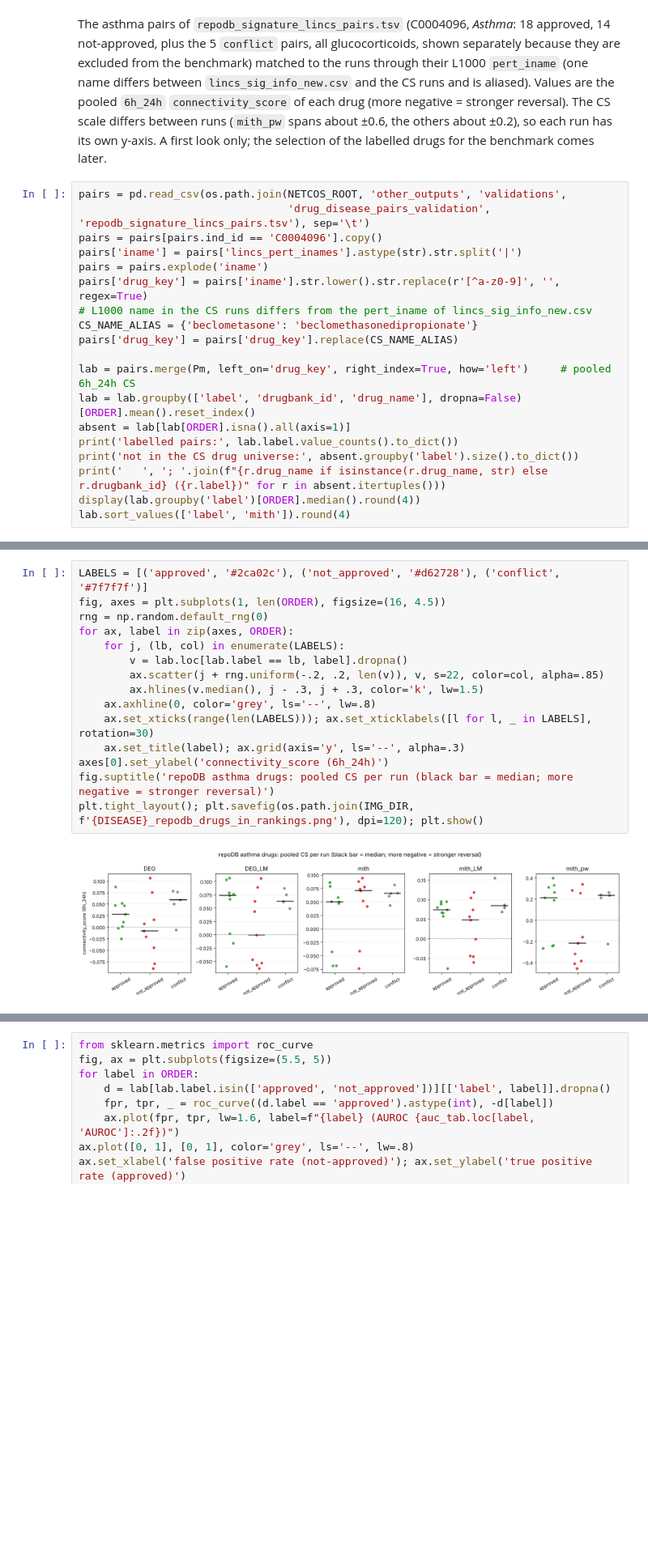
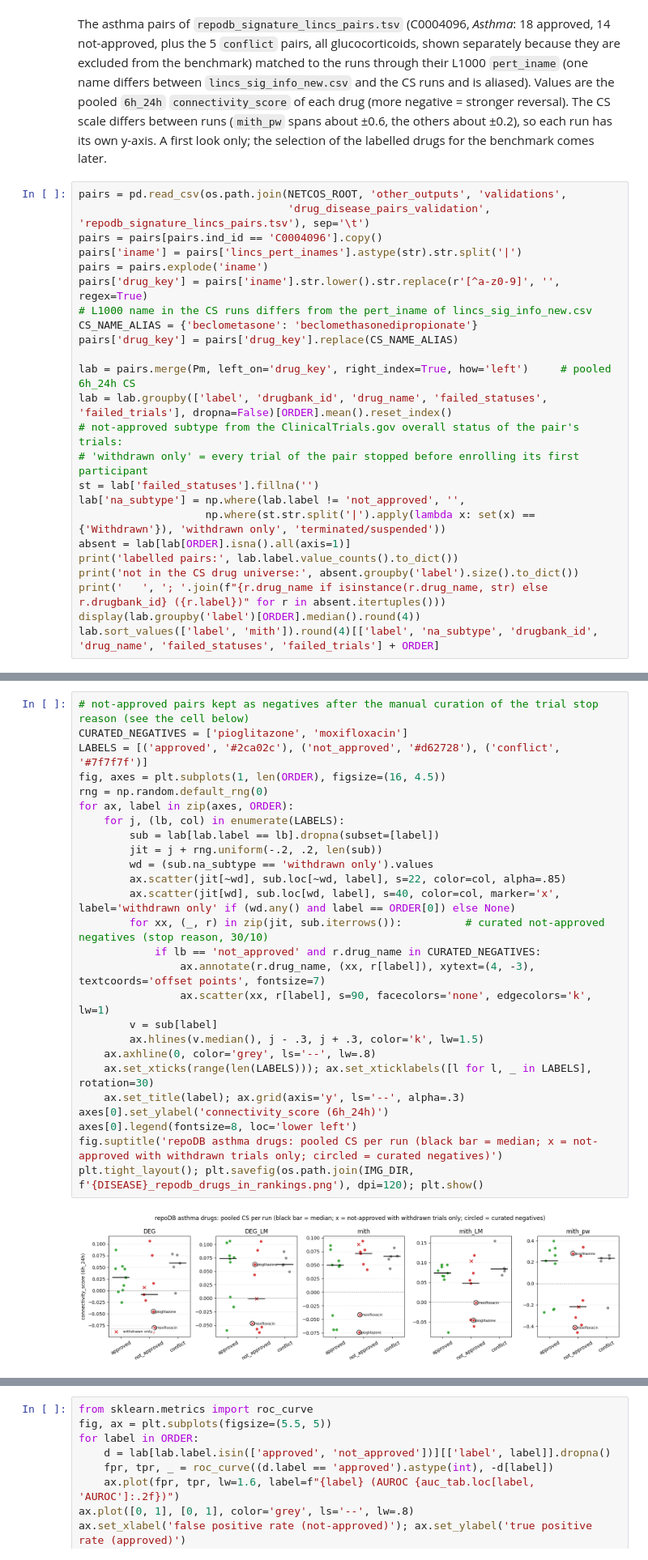
Before and after one commit to knowmics-lab/netcos, a Jupyter notebook: data_exploration/data_exploration_asthma_GSE152004_CS_and_rankings.ipynb, the cells around one changed output, grey strips where cells are left out. Shown at 81% size. Cells and saved outputs as stored; diff of their text form; blank space fills up the shorter version.

Commit message:
asthma notebook: curated not-approved negatives labelled in the repoDB scatter, section 6.0 on the stop-reason curation

```diff
--- a/data_exploration/data_exploration_asthma_GSE152004_CS_and_rankings.ipynb
+++ b/data_exploration/data_exploration_asthma_GSE152004_CS_and_rankings.ipynb
@@ -572,13 +572,18 @@ CS_NAME_ALIAS = {'beclometasone': 'beclomethasonedipropionate'}
 pairs['drug_key'] = pairs['drug_key'].replace(CS_NAME_ALIAS)
 
 lab = pairs.merge(Pm, left_on='drug_key', right_index=True, how='left')     # pooled 6h_24h CS
-lab = lab.groupby(['label', 'drugbank_id', 'drug_name'], dropna=False)[ORDER].mean().reset_index()
+lab = lab.groupby(['label', 'drugbank_id', 'drug_name', 'failed_statuses', 'failed_trials'], dropna=False)[ORDER].mean().reset_index()
+# not-approved subtype from the ClinicalTrials.gov overall status of the pair's trials:
+# 'withdrawn only' = every trial of the pair stopped before enrolling its first participant
+st = lab['failed_statuses'].fillna('')
+lab['na_subtype'] = np.where(lab.label != 'not_approved', '',
+                    np.where(st.str.split('|').apply(lambda x: set(x) == {'Withdrawn'}), 'withdrawn only', 'terminated/suspended'))
 absent = lab[lab[ORDER].isna().all(axis=1)]
 print('labelled pairs:', lab.label.value_counts().to_dict())
 print('not in the CS drug universe:', absent.groupby('label').size().to_dict())
 print('   ', '; '.join(f"{r.drug_name if isinstance(r.drug_name, str) else r.drugbank_id} ({r.label})" for r in absent.itertuples()))
 display(lab.groupby('label')[ORDER].median().round(4))
-lab.sort_values(['label', 'mith']).round(4)
+lab.sort_values(['label', 'mith']).round(4)[['label', 'na_subtype', 'drugbank_id', 'drug_name', 'failed_statuses', 'failed_trials'] + ORDER]
 # %% [output]
 labelled pairs: {'approved': 18, 'not_approved': 14, 'conflict': 5}
 not in the CS drug universe: {'approved': 9, 'not_approved': 5}
@@ -608,17 +613,28 @@ not in the CS drug universe: {'approved': 9, 'not_approved': 5}
 # %%
+# not-approved pairs kept as negatives after the manual curation of the trial stop reason (see the cell below)
+CURATED_NEGATIVES = ['pioglitazone', 'moxifloxacin']
 LABELS = [('approved', '#2ca02c'), ('not_approved', '#d62728'), ('conflict', '#7f7f7f')]
 fig, axes = plt.subplots(1, len(ORDER), figsize=(16, 4.5))
 rng = np.random.default_rng(0)
 for ax, label in zip(axes, ORDER):
     for j, (lb, col) in enumerate(LABELS):
-        v = lab.loc[lab.label == lb, label].dropna()
-        ax.scatter(j + rng.uniform(-.2, .2, len(v)), v, s=22, color=col, alpha=.85)
+        sub = lab[lab.label == lb].dropna(subset=[label])
+        jit = j + rng.uniform(-.2, .2, len(sub))
+        wd = (sub.na_subtype == 'withdrawn only').values
+        ax.scatter(jit[~wd], sub.loc[~wd, label], s=22, color=col, alpha=.85)
+        ax.scatter(jit[wd], sub.loc[wd, label], s=40, color=col, marker='x', label='withdrawn only' if (wd.any() and label == ORDER[0]) else None)
+        for xx, (_, r) in zip(jit, sub.iterrows()):          # curated not-approved negatives (stop reason, 30/10)
+            if lb == 'not_approved' and r.drug_name in CURATED_NEGATIVES:
+                ax.annotate(r.drug_name, (xx, r[label]), xytext=(4, -3), textcoords='offset points', fontsize=7)
+                ax.scatter(xx, r[label], s=90, facecolors='none', edgecolors='k', lw=1)
+        v = sub[label]
         ax.hlines(v.median(), j - .3, j + .3, color='k', lw=1.5)
     ax.axhline(0, color='grey', ls='--', lw=.8)
     ax.set_xticks(range(len(LABELS))); ax.set_xticklabels([l for l, _ in LABELS], rotation=30)
     ax.set_title(label); ax.grid(axis='y', ls='--', alpha=.3)
 axes[0].set_ylabel('connectivity_score (6h_24h)')
-fig.suptitle('repoDB asthma drugs: pooled CS per run (black bar = median; more negative = stronger reversal)')
+axes[0].legend(fontsize=8, loc='lower left')
+fig.suptitle('repoDB asthma drugs: pooled CS per run (black bar = median; x = not-approved with withdrawn trials only; circled = curated negatives)')
 plt.tight_layout(); plt.savefig(os.path.join(IMG_DIR, f'{DISEASE}_repodb_drugs_in_rankings.png'), dpi=120); plt.show()
 # %% [output]
-[figure, old version]
+[figure, new version]
```
Also changed, not shown: parts of 6 cells of this notebook.
